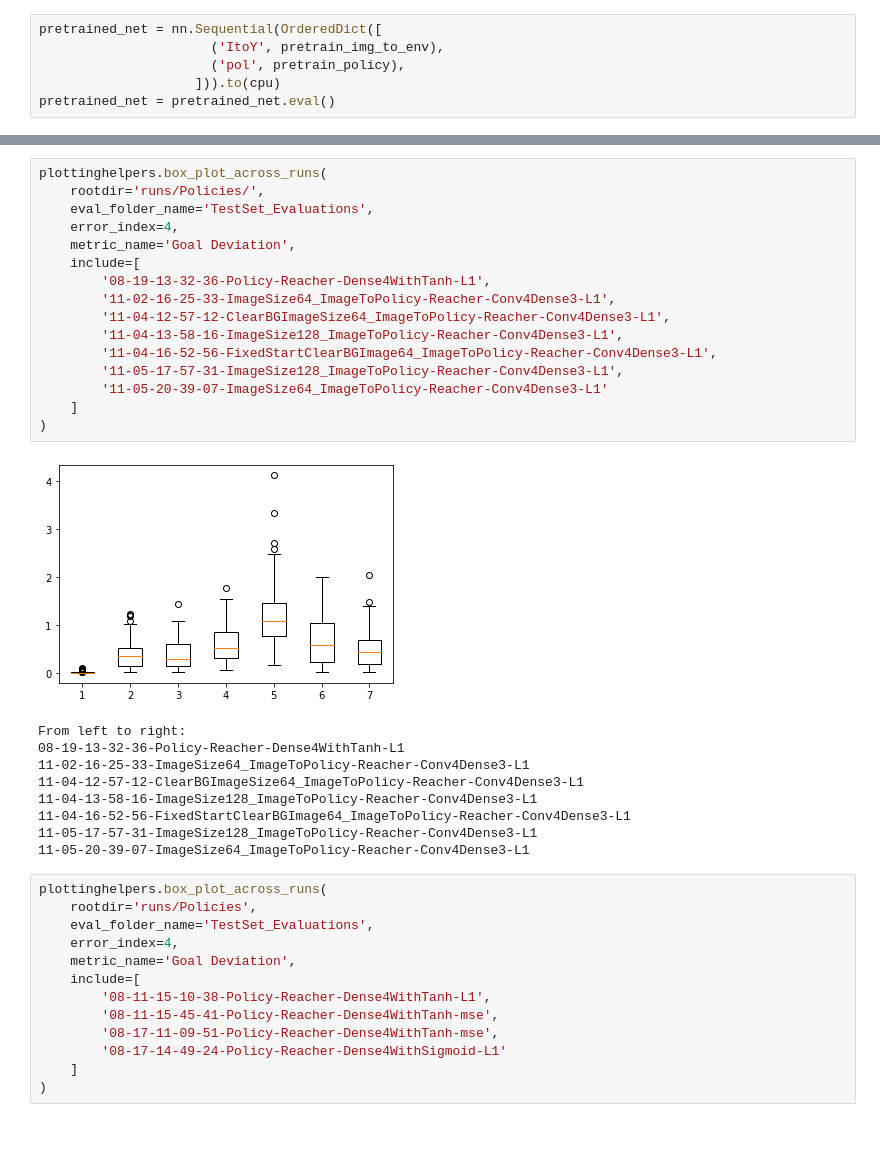
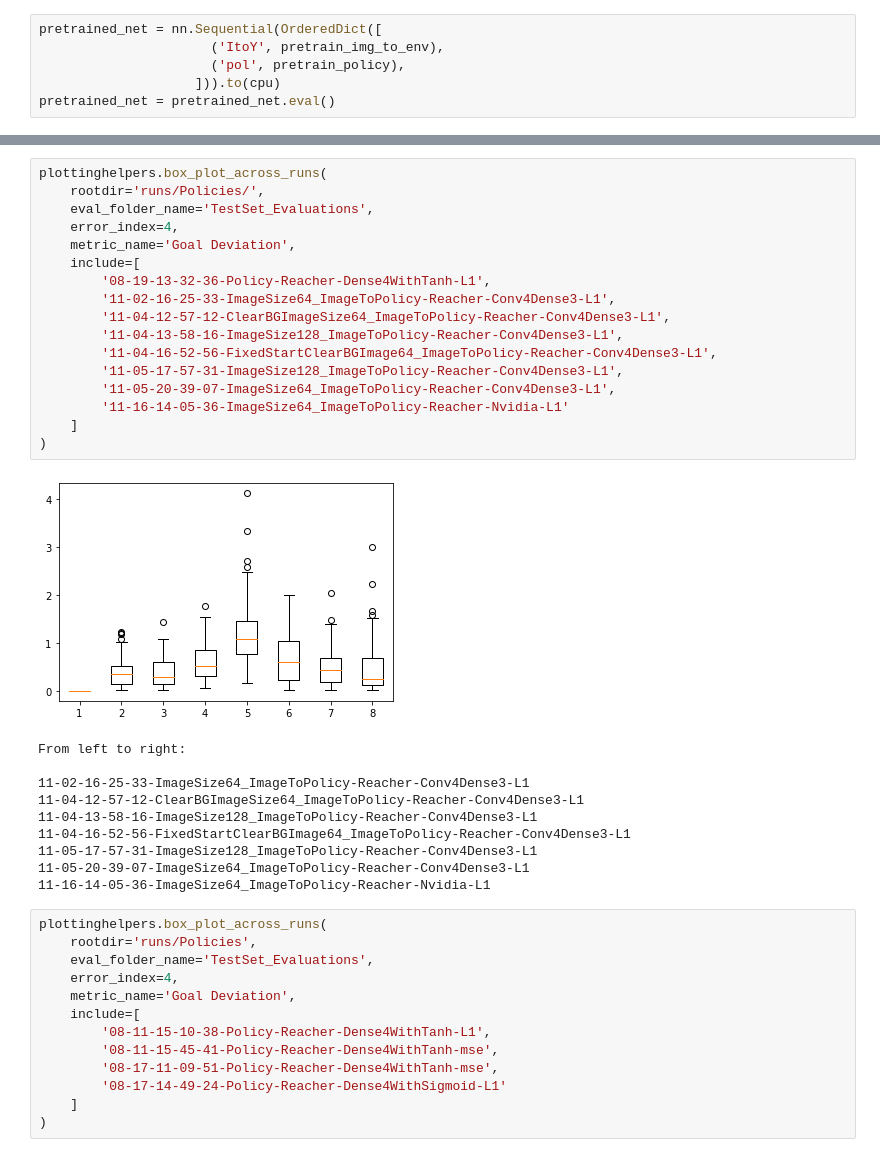
Before and after one commit to PradeepKadubandi/DemoPlanner, a Jupyter notebook: SimpleReacherExperiments2.ipynb, the cells around one changed output, grey strips where cells are left out. Drawn from its saved outputs; the diff is of its cells as text.

```diff
--- a/SimpleReacherExperiments2.ipynb
+++ b/SimpleReacherExperiments2.ipynb
@@ -623,29 +627,31 @@ From left to right:
 # %%
 plottinghelpers.box_plot_across_runs(
     rootdir='runs/Policies/',
     eval_folder_name='TestSet_Evaluations',
     error_index=4,
     metric_name='Goal Deviation',
     include=[
         '08-19-13-32-36-Policy-Reacher-Dense4WithTanh-L1',
         '11-02-16-25-33-ImageSize64_ImageToPolicy-Reacher-Conv4Dense3-L1',
         '11-04-12-57-12-ClearBGImageSize64_ImageToPolicy-Reacher-Conv4Dense3-L1',
         '11-04-13-58-16-ImageSize128_ImageToPolicy-Reacher-Conv4Dense3-L1',
         '11-04-16-52-56-FixedStartClearBGImage64_ImageToPolicy-Reacher-Conv4Dense3-L1',
         '11-05-17-57-31-ImageSize128_ImageToPolicy-Reacher-Conv4Dense3-L1',
-        '11-05-20-39-07-ImageSize64_ImageToPolicy-Reacher-Conv4Dense3-L1'
+        '11-05-20-39-07-ImageSize64_ImageToPolicy-Reacher-Conv4Dense3-L1',
+        '11-16-14-05-36-ImageSize64_ImageToPolicy-Reacher-Nvidia-L1'
     ]
 )
 # %% [output]
-[figure, old version]
+[figure, new version]
 From left to right:
-08-19-13-32-36-Policy-Reacher-Dense4WithTanh-L1
+
 11-02-16-25-33-ImageSize64_ImageToPolicy-Reacher-Conv4Dense3-L1
 11-04-12-57-12-ClearBGImageSize64_ImageToPolicy-Reacher-Conv4Dense3-L1
 11-04-13-58-16-ImageSize128_ImageToPolicy-Reacher-Conv4Dense3-L1
 11-04-16-52-56-FixedStartClearBGImage64_ImageToPolicy-Reacher-Conv4Dense3-L1
 11-05-17-57-31-ImageSize128_ImageToPolicy-Reacher-Conv4Dense3-L1
 11-05-20-39-07-ImageSize64_ImageToPolicy-Reacher-Conv4Dense3-L1
+11-16-14-05-36-ImageSize64_ImageToPolicy-Reacher-Nvidia-L1
 # %%
 plottinghelpers.box_plot_across_runs(
     rootdir='runs/Policies',
```
Also changed, not shown: parts of 12 cells of this notebook, 3 other files.
